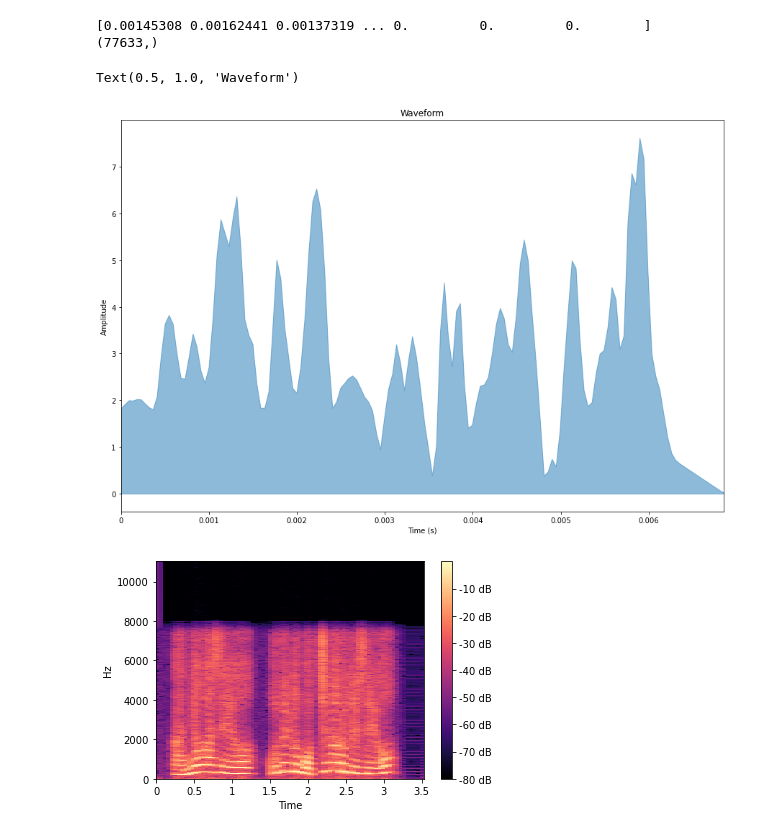
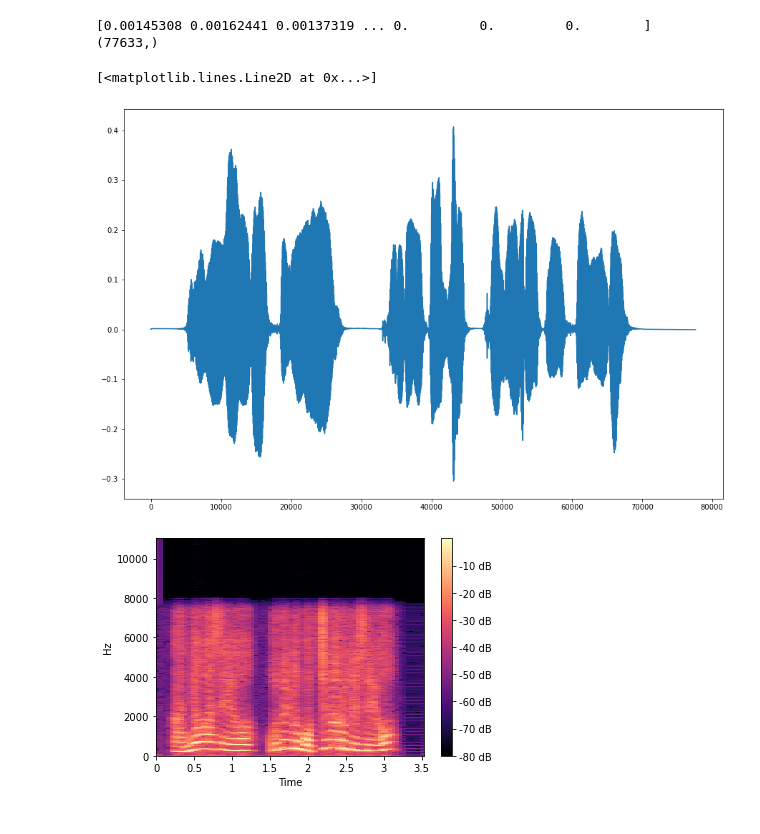
Before and after one commit to KDG21/TIL, a Jupyter notebook: sound_test.ipynb, the cells around one changed output. Cells and saved outputs as stored; diff of their text form; code cells hidden in the pictures.

```diff
--- a/sound_test.ipynb
+++ b/sound_test.ipynb
@@ -10,32 +10,34 @@ clip.audio.write_audiofile('C:\\Users\\USER\\Downloads\\audio.wav')
 # %%
 import numpy as np
 import librosa, librosa.display
 import matplotlib.pyplot as plt
 import pandas as pd
 
-FIG_SIZE = (15,10)
-
 audio_path = 'C:/Users/USER/Downloads/hello.wav'
 sig, sr = librosa.load(audio_path)
 print(sig)
 print(sig.shape)
 
+# df = pd.DataFrame(sig, columns=['a'])
+# print(df[4825:4835])
+# print(df[df['a']<0])
+
 # stft_result = librosa.stft(sig, n_fft=4096, win_length = 4096, hop_length=1024)
 # D = np.abs(stft_result)
 # print(D)
 
-S = np.abs(librosa.stft(sig))
-plt.figure(figsize=FIG_SIZE)
-librosa.display.waveplot(S, sr, alpha=0.5, x_axis='s')
-plt.xlabel("Time (s)")
-plt.ylabel("Amplitude")
-plt.title("Waveform")
-# plt.plot(s)
+# S = np.abs(librosa.stft(sig))
+plt.figure(figsize=(15,10))
+# librosa.display.waveplot(S, sr, alpha=0.5, x_axis='s')
+# plt.xlabel("Time (s)")
+# plt.ylabel("Amplitude")
+# plt.title("Waveform")
+plt.plot(sig)
 # %% [output]
 [0.00145308 0.00162441 0.00137319 ... 0.         0.         0.        ]
 (77633,)
-Text(0.5, 1.0, 'Waveform')
+[<matplotlib.lines.Line2D at 0x...>]
-[figure, old version]
+[figure, new version]
 # %%
 stft_result = librosa.stft(sig, n_fft=4096, win_length = 4096, hop_length=1024)
 D = np.abs(stft_result)
```
Also changed, not shown: parts of 1 cell of this notebook.
